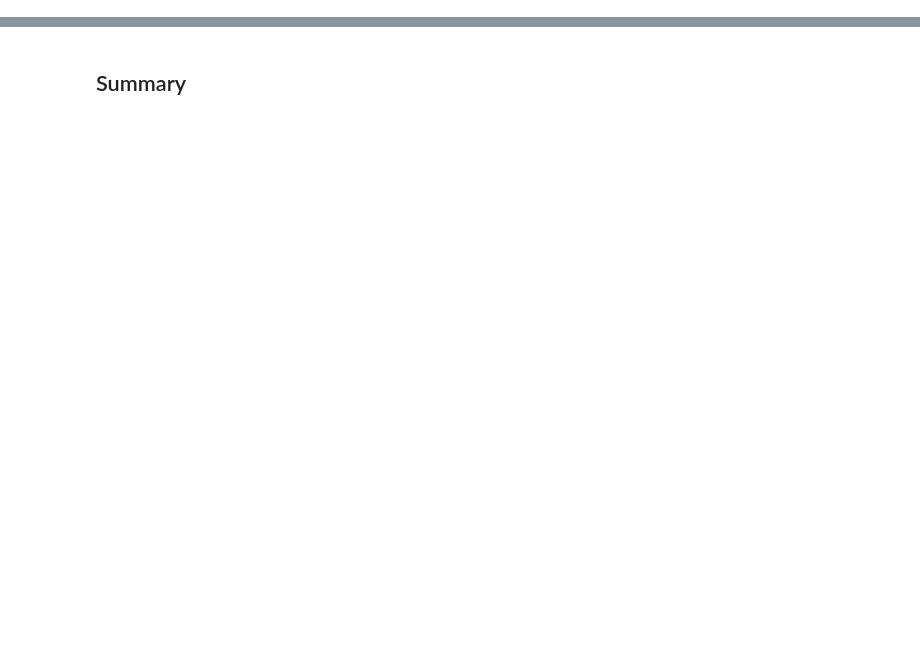
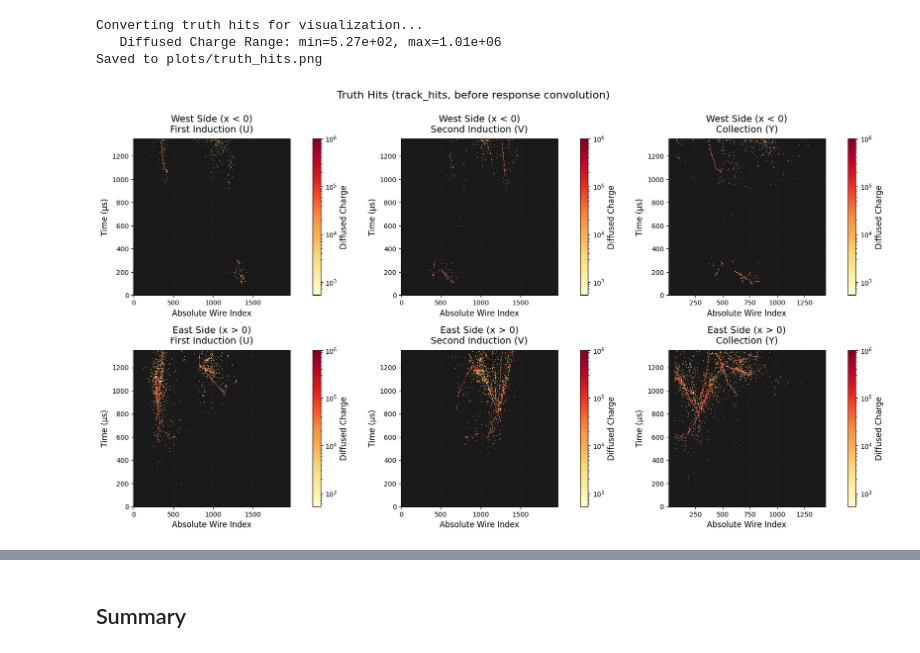
Before and after one commit to OmarAlterkait/JAXTPC, a Jupyter notebook: run_simulation.ipynb, the cells around one changed output, grey strips where cells are left out. Cells and saved outputs as stored; diff of their text form; code cells hidden in the pictures; blank space fills up the shorter version.

```diff
--- a/run_simulation.ipynb
+++ b/run_simulation.ipynb
@@ -715,0 +296,19 @@ Saved to plots/v3_track_labels.png
+# %%
+# =============================================================================
+# SETUP PARAMETERS FOR OUTPUT PROCESSING
+# =============================================================================
+
+# Extract key parameters from detector config
+num_time_steps = detector_config['num_time_steps']
+num_wires_actual = detector_config['num_wires_actual']
+
+simulation_params = {
+    'num_time_steps': num_time_steps,
+    'time_step_size_us': detector_config['time_step_size_us'],
+    'num_wires_actual': num_wires_actual,
+    'max_abs_indices': detector_config['max_wire_indices_abs'],
+    'min_abs_indices': detector_config['min_wire_indices_abs'],
+}
+
+print(f"Output grid: {num_time_steps} time steps")
+print(f"Wire planes: 2 sides x 3 planes (U, V, Y)")
@@ -715,0 +448,51 @@ Saved to plots/v3_track_labels.png
+# %%
+# =============================================================================
+# VISUALIZE TRUTH HITS (track_hits)
+# =============================================================================
+
+def sparse_track_hits_to_dense(track_hits_dict, simulation_params):
+    """Convert sparse track hits to dense 2D arrays for visualization."""
+    dense_signals = {}
+
+    num_time_steps = simulation_params['num_time_steps']
+    num_wires_actual = simulation_params['num_wires_actual']
+    min_abs_indices = simulation_params['min_abs_indices']
+
+    for plane_key, results in track_hits_dict.items():
+        side_idx, plane_idx = plane_key
+        num_wires = int(num_wires_actual[side_idx, plane_idx])
+        min_wire_idx = int(min_abs_indices[side_idx, plane_idx])
+
+        dense_array = jnp.zeros((num_wires, num_time_steps))
+
+        if results['num_hits'] > 0:
+            track_hits_data = results['hits_by_track'][:results['num_hits']]
+            wire_indices_abs = track_hits_data[:, 0].astype(jnp.int32)
+            time_indices = track_hits_data[:, 1].astype(jnp.int32)
+            charges = track_hits_data[:, 2]
+
+            wire_indices_rel = wire_indices_abs - min_wire_idx
+            valid = (wire_indices_rel >= 0) & (wire_indices_rel < num_wires) & \
+                    (time_indices >= 0) & (time_indices < num_time_steps)
+
+            dense_array = dense_array.at[wire_indices_rel[valid], time_indices[valid]].add(charges[valid])
+
+        dense_signals[plane_key] = dense_array
+
+    return dense_signals
+
+# Convert track hits to dense format
+print("Converting truth hits for visualization...")
+truth_hits_dense = sparse_track_hits_to_dense(track_hits, simulation_params)
+
+# Plot truth hits (before detector response convolution)
+fig_truth = visualize_diffused_charge(truth_hits_dense, simulation_params, log_norm=True, threshold=50)
+fig_truth.suptitle('Truth Hits (track_hits, before response convolution)', fontsize=16)
+fig_truth.savefig("plots/truth_hits.png", dpi=300, bbox_inches='tight', facecolor='white')
+print("Saved to plots/truth_hits.png")
+plt.show()
+# %% [output]
+Converting truth hits for visualization...
+   Diffused Charge Range: min=5.27e+02, max=1.01e+06
+Saved to plots/truth_hits.png
+[figure, added]
```
Also changed, not shown: parts of 47 cells of this notebook, 2 other files.
